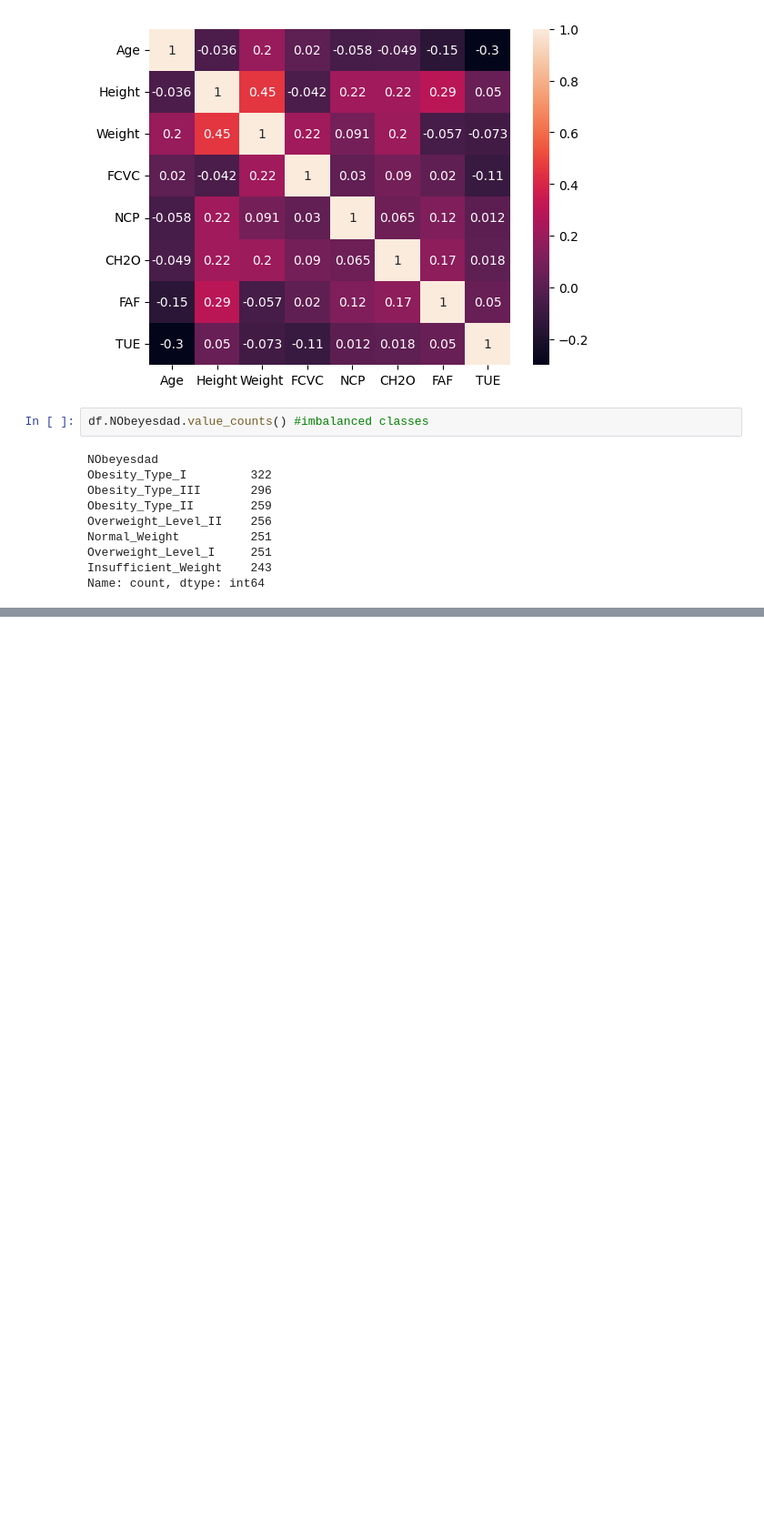
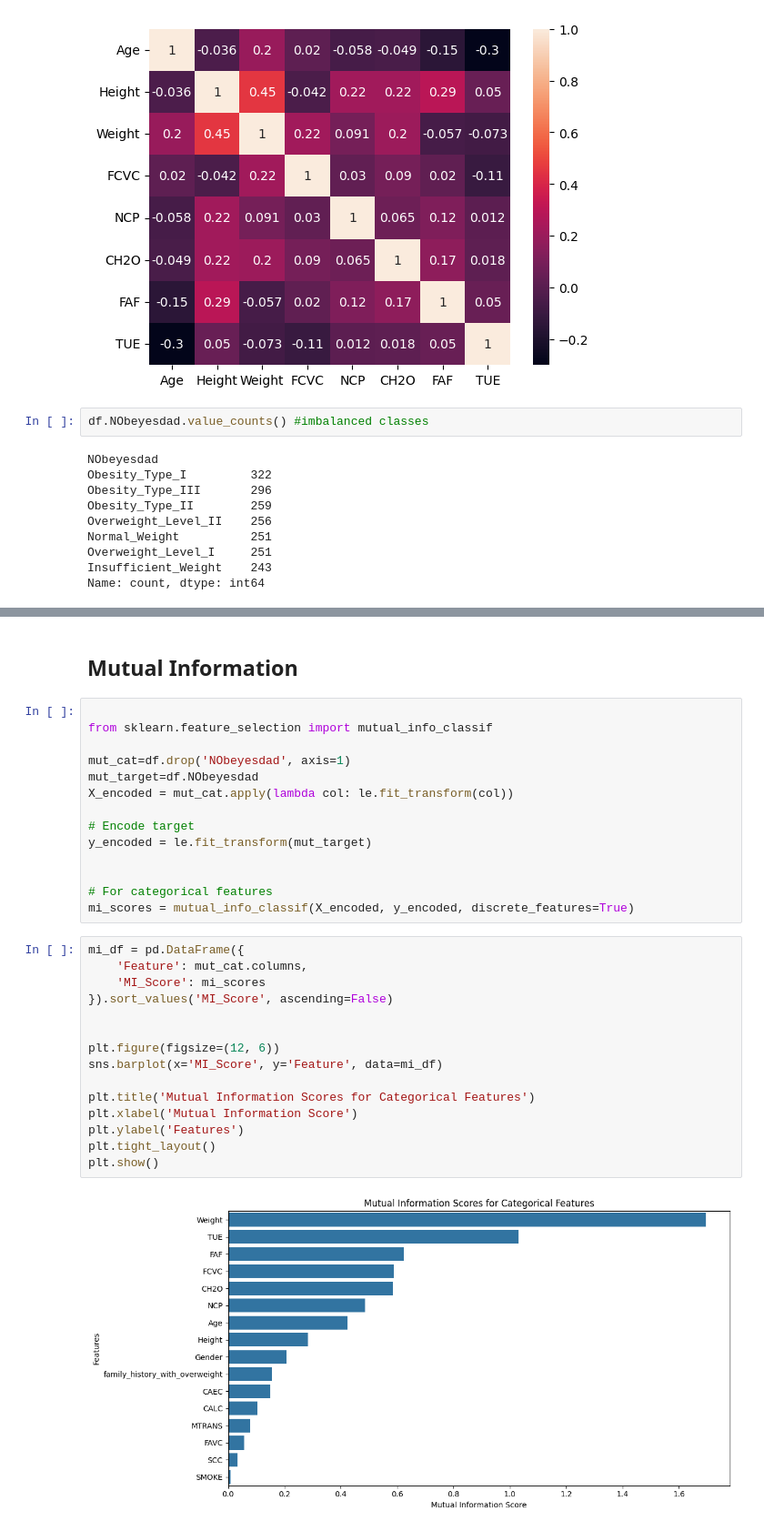
Before and after one commit to mariam1617/Obesity-risk-pred, a Jupyter notebook: EDA.ipynb, the cells around one changed output, grey strips where cells are left out. Shown at 91% size. Saved outputs shown, nothing was run; the diff lists cells and outputs as text; blank space fills up the shorter version.

```diff
--- a/EDA.ipynb
+++ b/EDA.ipynb
@@ -150,0 +201,33 @@ Name: count, dtype: int64
+# %% [markdown]
+## Mutual Information
+# %%
+
+from sklearn.feature_selection import mutual_info_classif
+
+mut_cat=df.drop('NObeyesdad', axis=1)
+mut_target=df.NObeyesdad
+X_encoded = mut_cat.apply(lambda col: le.fit_transform(col))
+
+# Encode target
+y_encoded = le.fit_transform(mut_target)
+
+
+# For categorical features
+mi_scores = mutual_info_classif(X_encoded, y_encoded, discrete_features=True)
+# %%
+mi_df = pd.DataFrame({
+    'Feature': mut_cat.columns,
+    'MI_Score': mi_scores
+}).sort_values('MI_Score', ascending=False)
+
+
+plt.figure(figsize=(12, 6))
+sns.barplot(x='MI_Score', y='Feature', data=mi_df)
+
+plt.title('Mutual Information Scores for Categorical Features')
+plt.xlabel('Mutual Information Score')
+plt.ylabel('Features')
+plt.tight_layout()
+plt.show()
+# %% [output]
+[figure, added]
```
Also changed, not shown: parts of 4 cells of this notebook.
